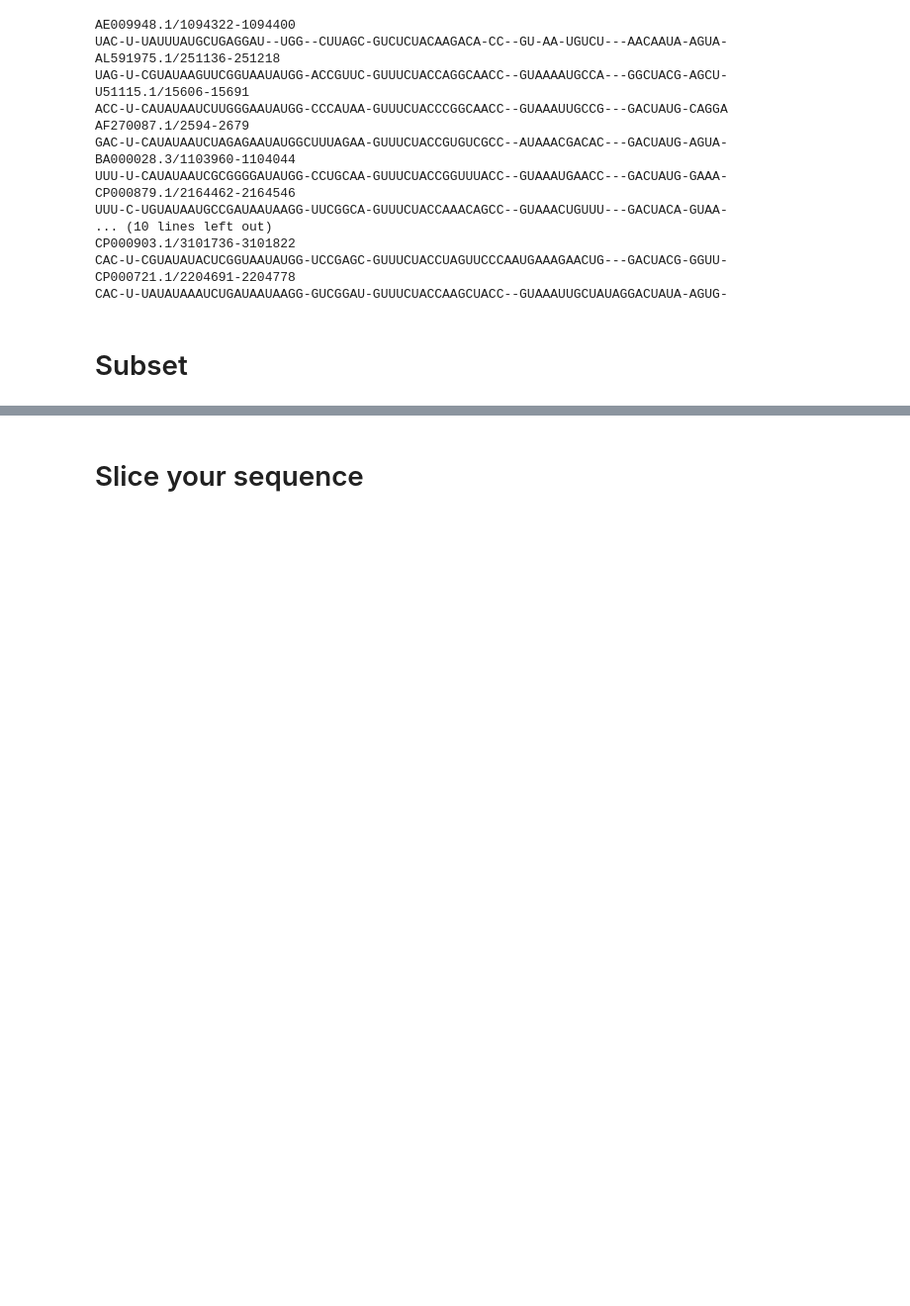
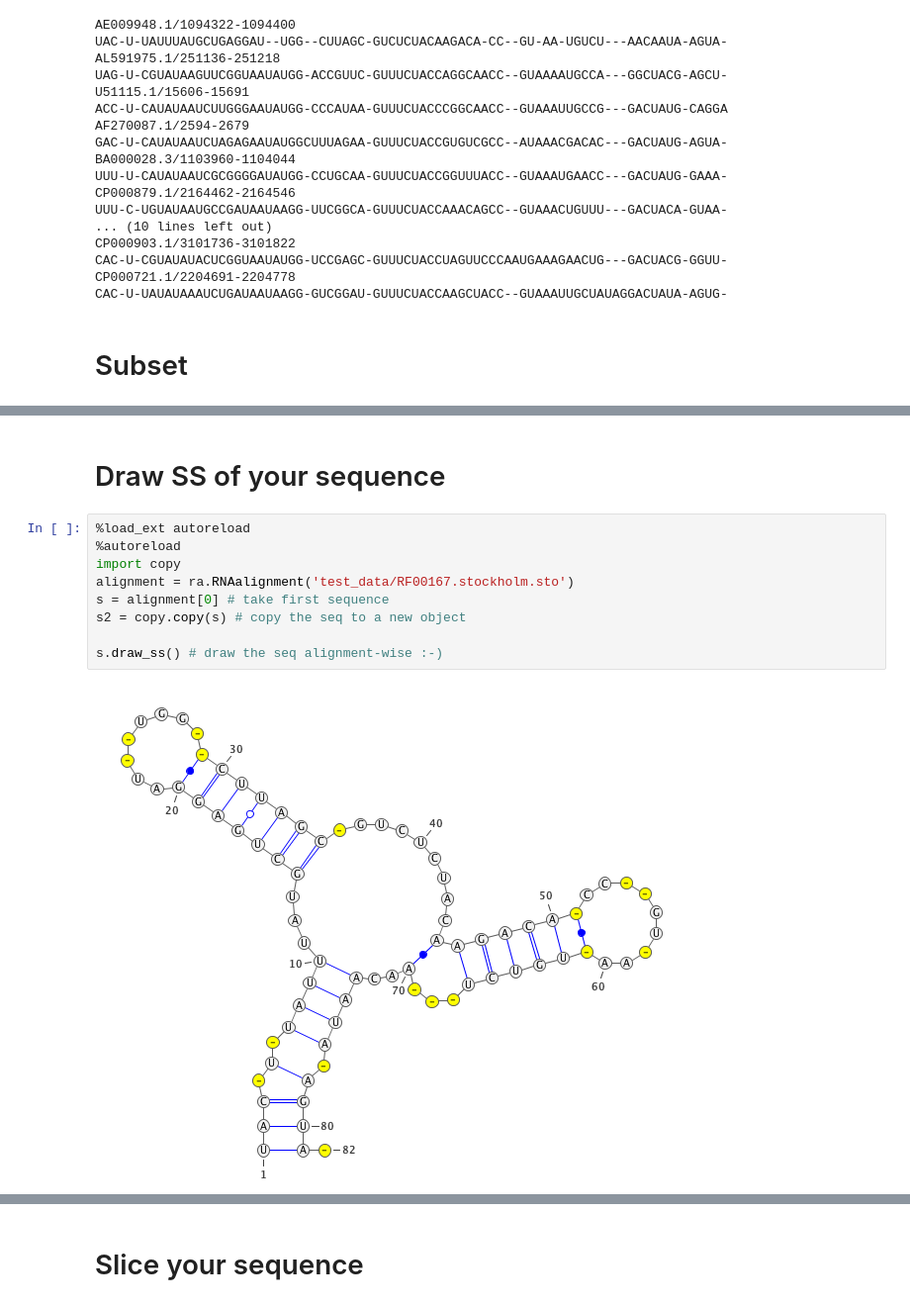
Before and after one commit to mmagnus/rna-tools, a Jupyter notebook: rna_pdb_tools/utils/rna_alignment/rna_alignment.ipynb, the cells around one changed output, grey strips where cells are left out. Shown: that part at 99% size. Drawn from its saved outputs; the diff is of its cells as text; blank space fills up the shorter version.

```diff
--- a/rna_pdb_tools/utils/rna_alignment/rna_alignment.ipynb
+++ b/rna_pdb_tools/utils/rna_alignment/rna_alignment.ipynb
@@ -162,0 +174,14 @@ CP000721.1/2204691-2204778  CAC-U-UAUAUAAAUCUGAUAAUAAGG-GUCGGAU-GUUUCUACCAAGCUAC
+# %% [markdown]
+
+# Draw SS of your sequence
+# %%
+%load_ext autoreload
+%autoreload
+import copy
+alignment = ra.RNAalignment('test_data/RF00167.stockholm.sto')
+s = alignment[0] # take first sequence
+s2 = copy.copy(s) # copy the seq to a new object
+
+s.draw_ss() # draw the seq alignment-wise :-)
+# %% [output]
+[figure, added]
```
Also changed, not shown: parts of 13 cells of this notebook, 4 other files.
